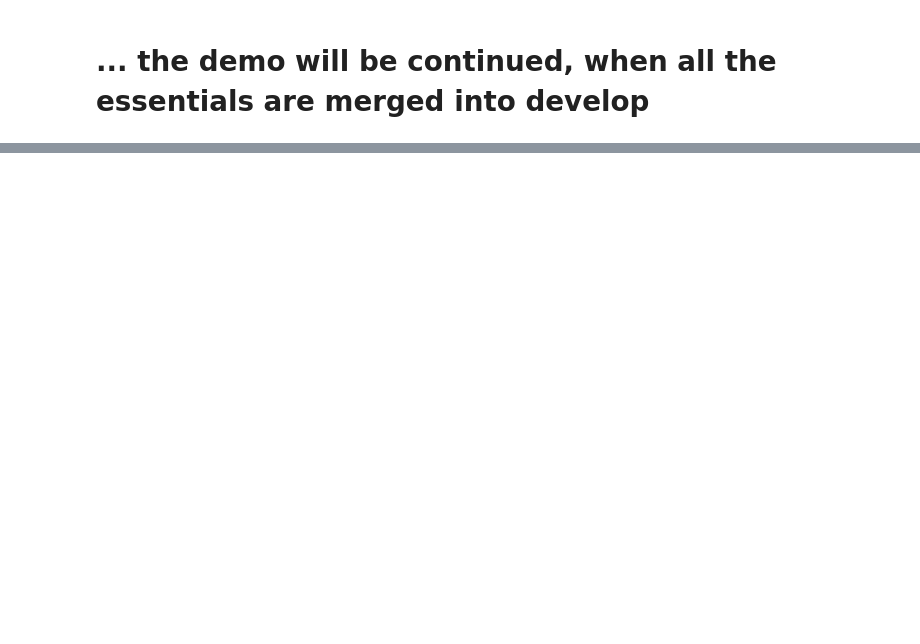
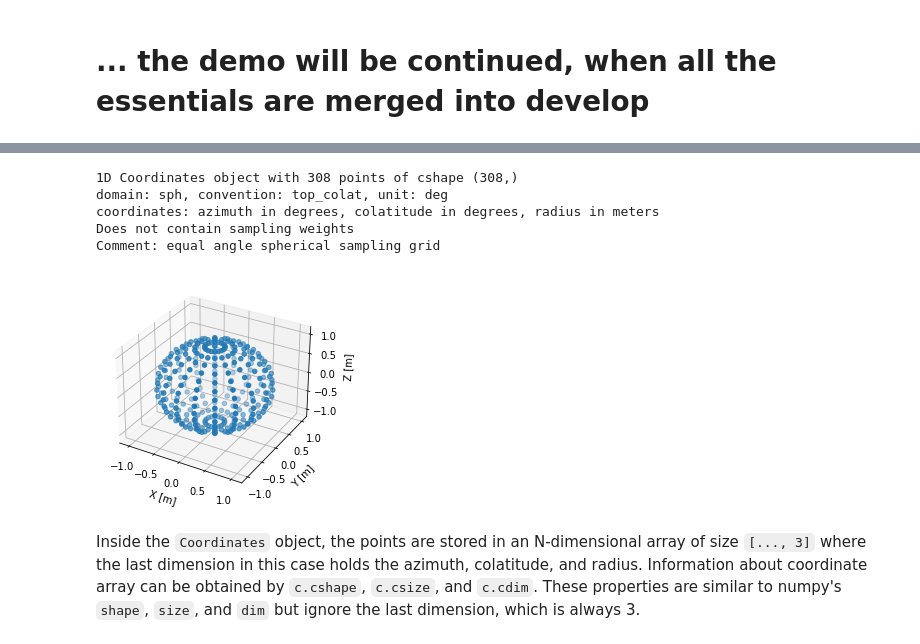
Before and after one commit to pyfar/pyfar, a Jupyter notebook: examples/haiopy_demo.ipynb, the cells around one changed output, grey strips where cells are left out. Drawn from its saved outputs; the diff is of its cells as text; code cells hidden in the pictures; blank space fills up the shorter version.

```diff
--- a/examples/haiopy_demo.ipynb
+++ b/examples/haiopy_demo.ipynb
@@ -25,0 +69,15 @@ x
+# %%
+c = samplings.sph_equal_angle((20, 10))
+# show general information
+print(c)
+# plot the sampling points
+c.show()
+# %% [output]
+1D Coordinates object with 308 points of cshape (308,)
+domain: sph, convention: top_colat, unit: deg
+coordinates: azimuth in degrees, colatitude in degrees, radius in meters
+Does not contain sampling weights
+Comment: equal angle spherical sampling grid
+[figure, added]
+# %% [markdown]
+Inside the `Coordinates` object, the points are stored in an N-dimensional array of size `[..., 3]` where the last dimension in this case holds the azimuth, colatitude, and radius. Information about coordinate array can be obtained by `c.cshape`, `c.csize`, and `c.cdim`. These properties are similar to numpy's `shape`, `size`, and `dim` but ignore the last dimension, which is always 3.
```
Also changed, not shown: parts of 16 cells of this notebook.
